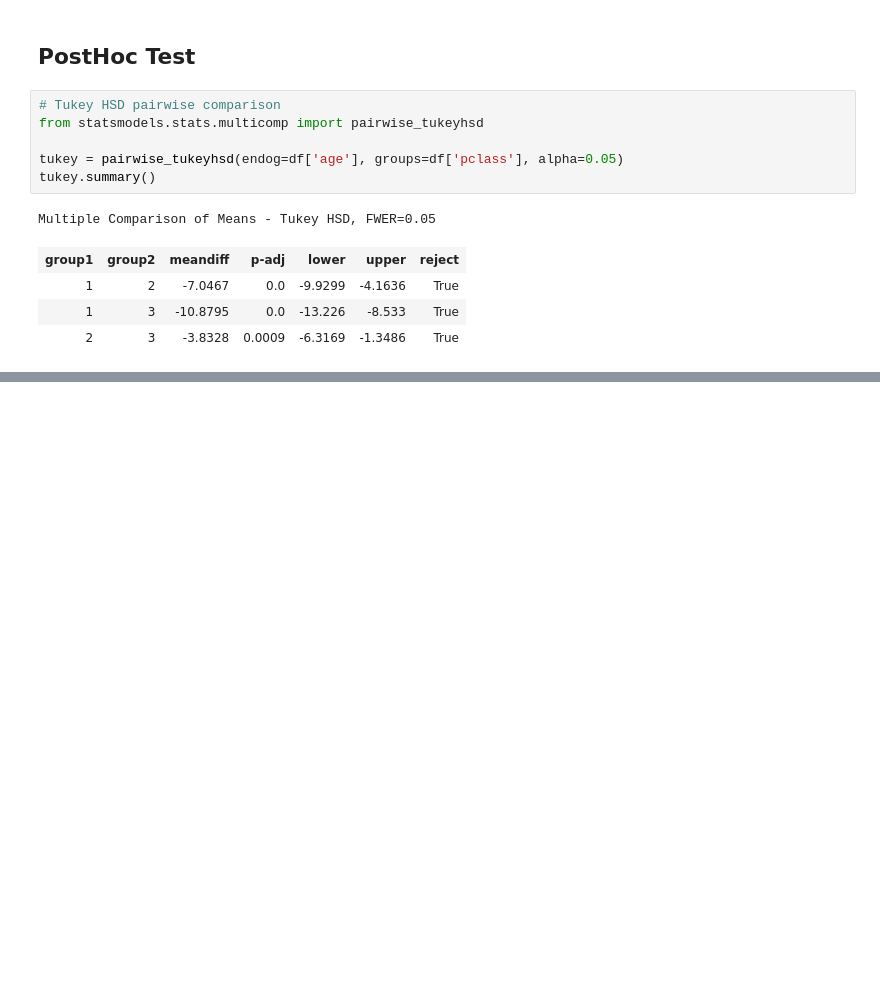
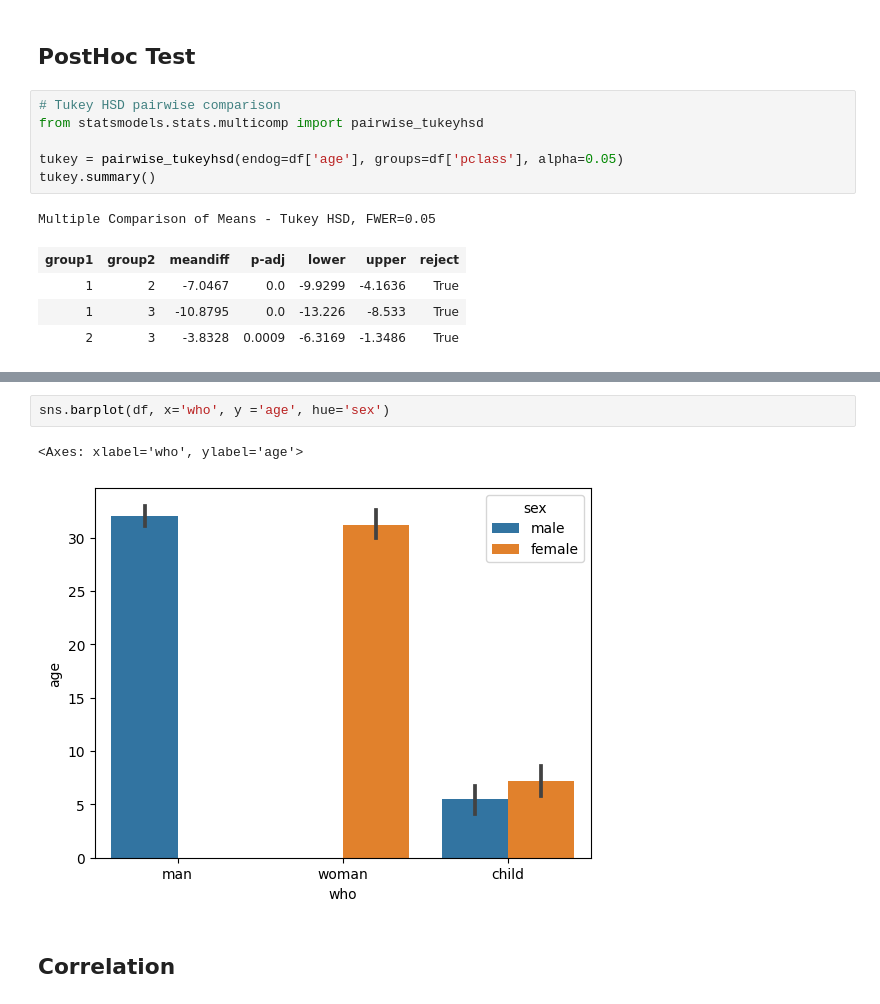
Before and after one commit to Ind-saurabh-kumar/Data_Science_Course, a Jupyter notebook: Mathematics/Statistics/case_study.ipynb, the cells around one changed output, grey strips where cells are left out. Saved outputs shown, nothing was run; the diff lists cells and outputs as text; blank space fills up the shorter version.

```diff
--- a/Mathematics/Statistics/case_study.ipynb
+++ b/Mathematics/Statistics/case_study.ipynb
@@ -270,0 +326,7 @@ Multiple Comparison of Means - Tukey HSD, FWER=0.05
+# %%
+sns.barplot(df, x='who', y ='age', hue='sex')
+# %% [output]
+<Axes: xlabel='who', ylabel='age'>
+[figure, added]
+# %% [markdown]
+## Correlation
```
Also changed, not shown: parts of 14 cells of this notebook, 1 other file.
